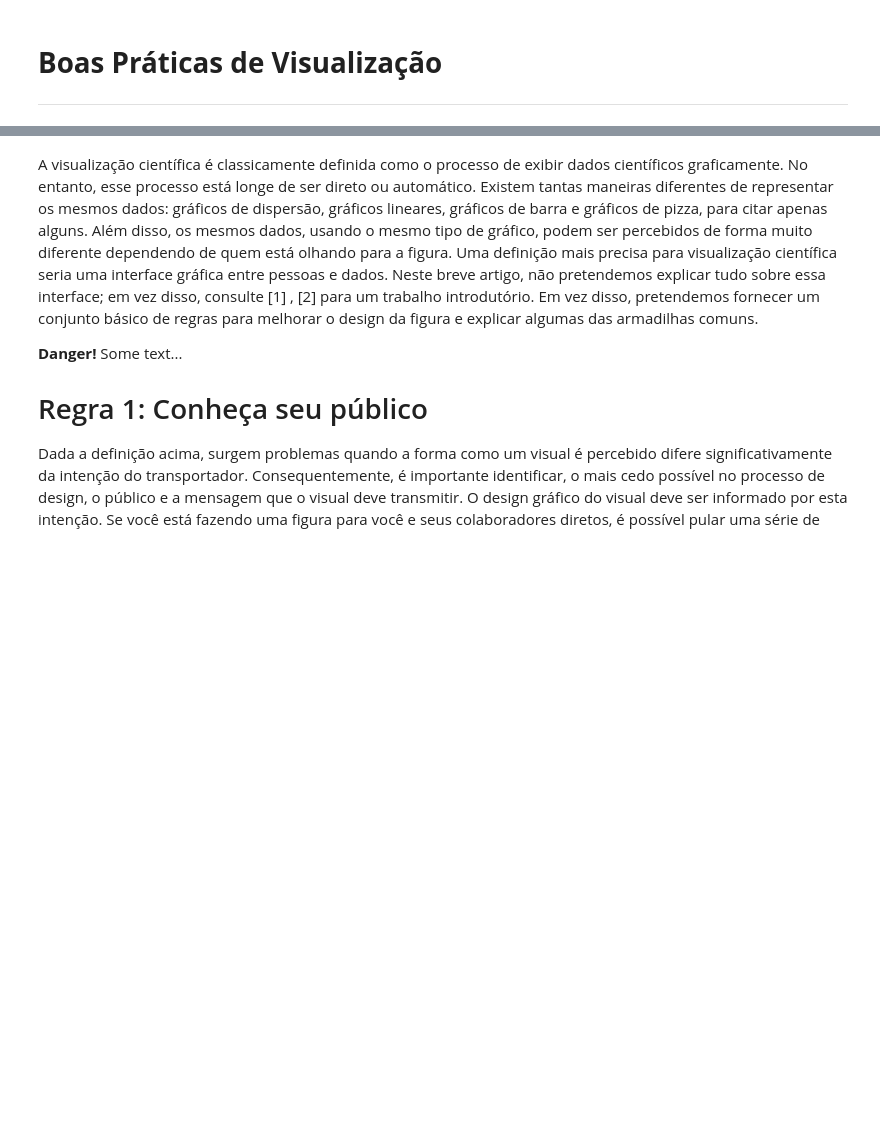
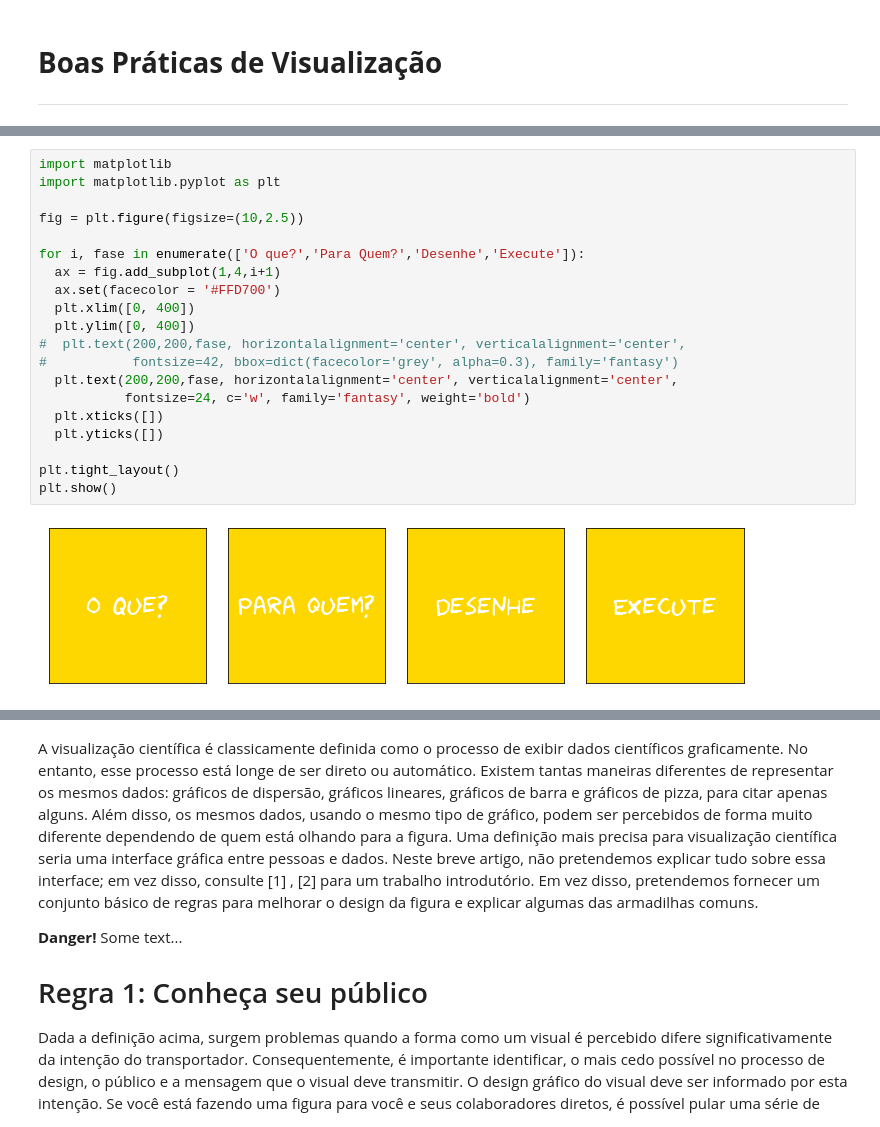
Before and after one commit to Rogerio-mack/Visualizacao-de-Dados-em-Python, a Jupyter notebook: c7_parte_1.ipynb, the cells around one changed output, grey strips where cells are left out. Cells and saved outputs as stored; diff of their text form; blank space fills up the shorter version.

```diff
--- a/c7_parte_1.ipynb
+++ b/c7_parte_1.ipynb
@@ -11,0 +16,22 @@ Published: September 11, 2014https://doi.org/10.1371/journal.pcbi.1003833
+# %%
+import matplotlib
+import matplotlib.pyplot as plt
+
+fig = plt.figure(figsize=(10,2.5))
+
+for i, fase in enumerate(['O que?','Para Quem?','Desenhe','Execute']):
+  ax = fig.add_subplot(1,4,i+1)
+  ax.set(facecolor = '#FFD700')
+  plt.xlim([0, 400])
+  plt.ylim([0, 400])
+#  plt.text(200,200,fase, horizontalalignment='center', verticalalignment='center',
+#           fontsize=42, bbox=dict(facecolor='grey', alpha=0.3), family='fantasy')
+  plt.text(200,200,fase, horizontalalignment='center', verticalalignment='center',
+           fontsize=24, c='w', family='fantasy', weight='bold')
+  plt.xticks([])
+  plt.yticks([])
+
+plt.tight_layout()
+plt.show()
+# %% [output]
+[figure, added]
```
Also changed, not shown: parts of 12 cells of this notebook.
